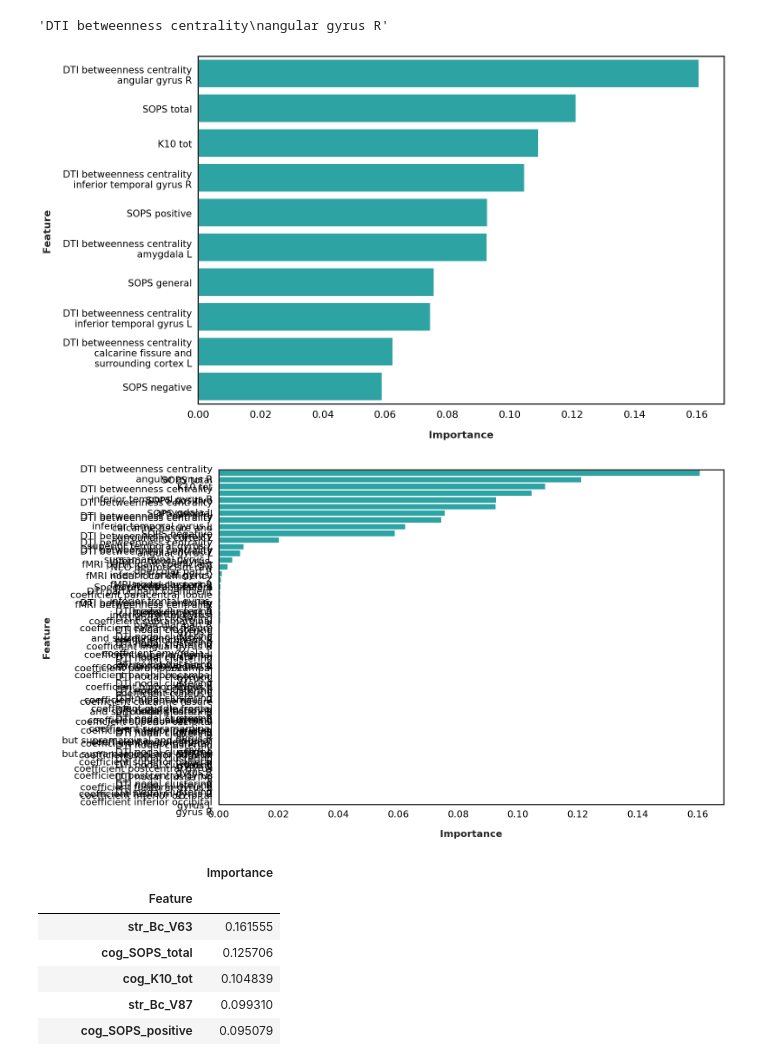
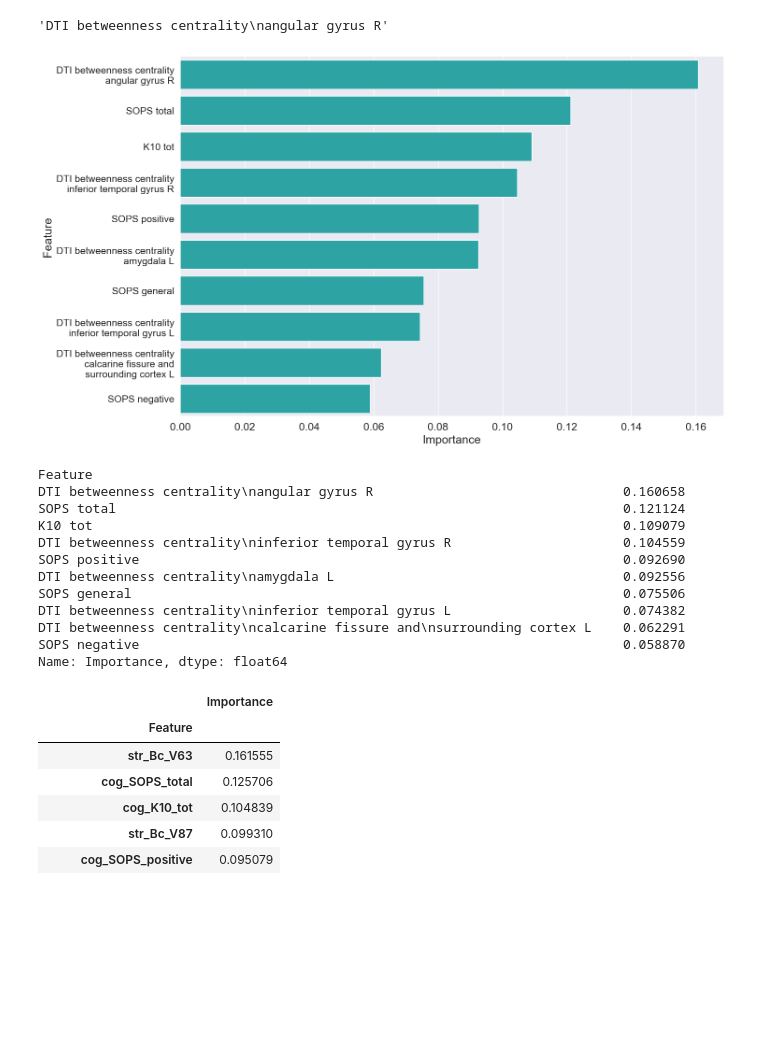
Before and after one commit to zeyad-kay/procan_connectome_cognitive, a Jupyter notebook: sweep_summary.ipynb, the cells around one changed output. Drawn from its saved outputs; the diff is of its cells as text; code cells hidden in the pictures; blank space fills up the shorter version.

```diff
--- a/sweep_summary.ipynb
+++ b/sweep_summary.ipynb
@@ -17,11 +17,11 @@ from procan_connectome.data_ingestion.ingest_data import get_dataset
 from procan_connectome.utils.result_plots import _generate_confusion_matrix, plot_feature_importance
 # %%
 # change id
-_SWEEP_ID="4tleci5g"
+_SWEEP_ID="vg08eyzk"
 
-feature_map_df = pd.read_csv("../data/AAL_description.csv")
+feature_map_df = pd.read_csv("./data/AAL_description.csv")
 
-results = pd.read_csv(f"../processed_results_{_SWEEP_ID}.csv", index_col="id")
+results = pd.read_csv(f"./processed_results_{_SWEEP_ID}.csv", index_col="id")
 results = results.loc[(results["state"].isin(["finished"])) & (results["sweep_id"]==_SWEEP_ID)]
 results.shape
 # %% [output]
@@ -287,7 +321,7 @@ feature_name_map(name, feature_map_df, delim=" ", wrap_len=30)
 # %% [output]
 'DTI betweenness centrality\nangular gyrus R'
 # %%
-plt.style.use("../plots/plt_plot_style.mplstyle")
+# plt.style.use("../plots/plt_plot_style.mplstyle")
 
 feature_importances_df = (
                 best_model.importances_.fillna(0).mean(axis=1).rename("Importance")
@@ -296,35 +330,49 @@ feature_importances_df = (
 feature_importances_df = feature_importances_df.rename(lambda name: feature_name_map(name, wrap_len=30))
 
 fi_fig = plot_feature_importance(
     feature_importances_df,
     "Top 10 Features",
     feature_col="Feature",
     importance_col="Importance",
     n_features=10,
     plot_path=None,
 )
 ax = fi_fig.axes
 ax[0].tick_params(axis="y", labelsize=15)
 
 ax[0].set_title(None)
 fi_fig.savefig(_PLOT_PATH / "apa-top-10-features.pdf", bbox_inches="tight")
 fi_fig.savefig(_PLOT_PATH / "apa-top-10-features.svg", bbox_inches="tight")
 
 # fi_fig = plot_feature_importance(
 #     feature_importances_df,
 #     "Top 50 Features",
 #     feature_col="Feature",
 #     importance_col="Importance",
 #     n_features=50,
 #     plot_path=None,
 # )
 # ax = fi_fig.axes
 # ax[0].set_title(None)
 # fi_fig.savefig(_PLOT_PATH / "apa-top-50-features.pdf", bbox_inches="tight")
 # fi_fig.savefig(_PLOT_PATH / "apa-top-50-features.svg", bbox_inches="tight")
 # %% [output]
-[figure, old version]
+[figure, new version]
-[figure, removed]
+# %%
+feature_importances_df.sort_values(ascending=False)[:10]
+# %% [output]
+Feature
+DTI betweenness centrality\nangular gyrus R                                0.160658
+SOPS total                                                                 0.121124
+K10 tot                                                                    0.109079
+DTI betweenness centrality\ninferior temporal gyrus R                      0.104559
+SOPS positive                                                              0.092690
+DTI betweenness centrality\namygdala L                                     0.092556
+SOPS general                                                               0.075506
+DTI betweenness centrality\ninferior temporal gyrus L                      0.074382
+DTI betweenness centrality\ncalcarine fissure and\nsurrounding cortex L    0.062291
+SOPS negative                                                              0.058870
+Name: Importance, dtype: float64
 # %%
 model_importances = [model.importances_.fillna(0).mean(axis=1).rename(f"model_{i}_Importance").to_frame() for i,model in enumerate(models)]
 global_importances = model_importances[0].join(model_importances[1:]).mean(axis=1).rename(f"Importance").to_frame()
```
Also changed, not shown: parts of 5 cells of this notebook, 13 other files.
